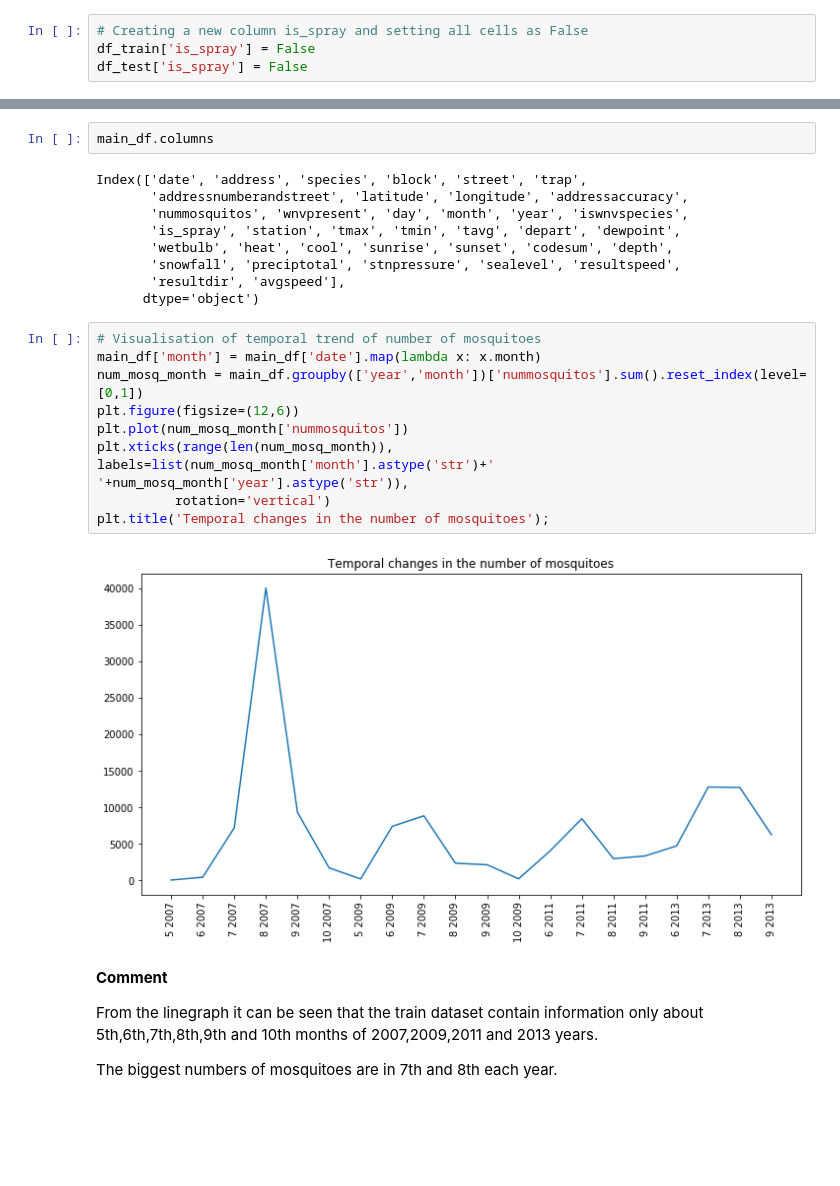
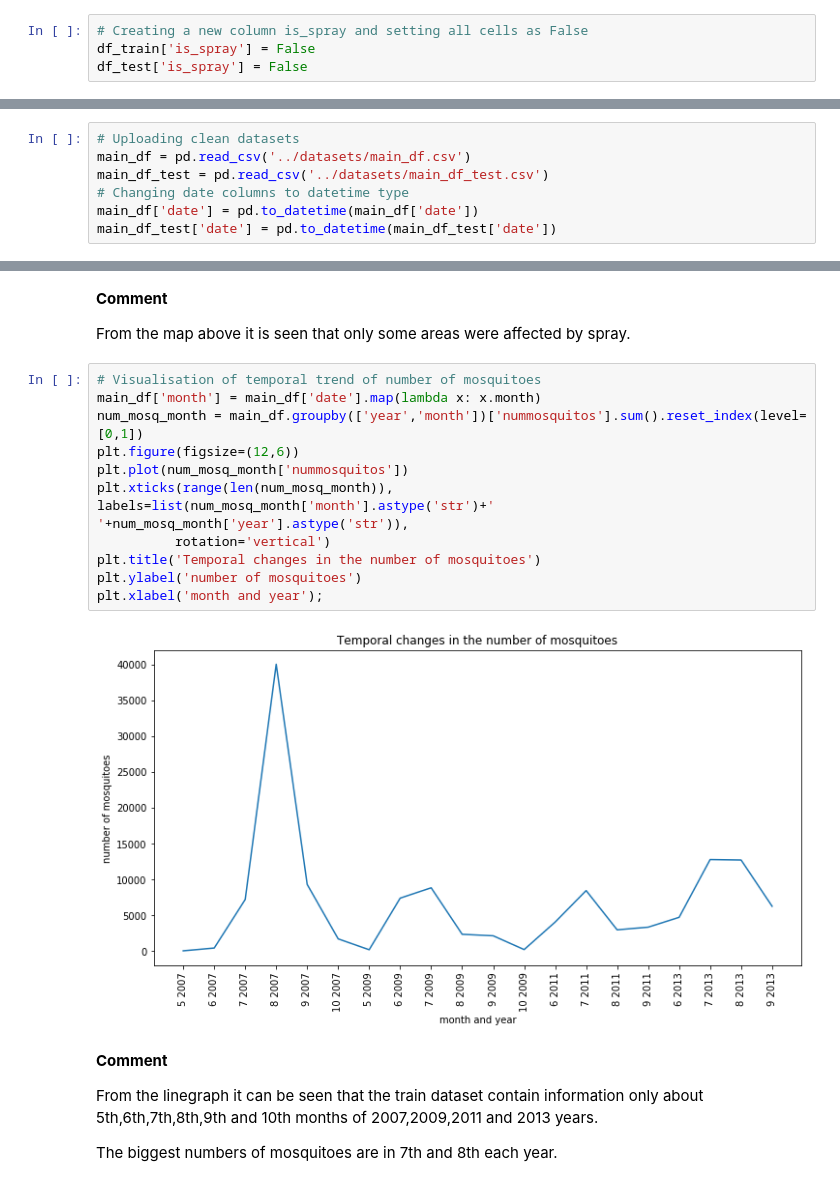
Before and after one commit to DSI-14-P4-BARJ/Project_4_West_Nile_Virus_Prediction, a Jupyter notebook: code/Project_4_West_Nile_Virus_Prediction.ipynb, the cells around one changed output, grey strips where cells are left out. Saved outputs shown, nothing was run; the diff lists cells and outputs as text; blank space fills up the shorter version.

```diff
--- a/code/Project_4_West_Nile_Virus_Prediction.ipynb
+++ b/code/Project_4_West_Nile_Virus_Prediction.ipynb
@@ -915,0 +893,7 @@ dtype: int64
+# %%
+# Uploading clean datasets
+main_df = pd.read_csv('../datasets/main_df.csv')
+main_df_test = pd.read_csv('../datasets/main_df_test.csv')
+# Changing date columns to datetime type
+main_df['date'] = pd.to_datetime(main_df['date'])
+main_df_test['date'] = pd.to_datetime(main_df_test['date'])
@@ -931,29 +918,24 @@ plt.legend()
 plt.show();
 # %% [output]
 [figure]
-# %%
-main_df.columns
-# %% [output]
-Index(['date', 'address', 'species', 'block', 'street', 'trap',
-       'addressnumberandstreet', 'latitude', 'longitude', 'addressaccuracy',
-       'nummosquitos', 'wnvpresent', 'day', 'month', 'year', 'iswnvspecies',
-       'is_spray', 'station', 'tmax', 'tmin', 'tavg', 'depart', 'dewpoint',
-       'wetbulb', 'heat', 'cool', 'sunrise', 'sunset', 'codesum', 'depth',
-       'snowfall', 'preciptotal', 'stnpressure', 'sealevel', 'resultspeed',
-       'resultdir', 'avgspeed'],
-      dtype='object')
+# %% [markdown]
+**Comment**
+
+From the map above it is seen that only some areas were affected by spray.
 # %%
 # Visualisation of temporal trend of number of mosquitoes
 main_df['month'] = main_df['date'].map(lambda x: x.month)
 num_mosq_month = main_df.groupby(['year','month'])['nummosquitos'].sum().reset_index(level=[0,1])
 plt.figure(figsize=(12,6))
 plt.plot(num_mosq_month['nummosquitos'])
 plt.xticks(range(len(num_mosq_month)),
 labels=list(num_mosq_month['month'].astype('str')+' '+num_mosq_month['year'].astype('str')),
           rotation='vertical')
-plt.title('Temporal changes in the number of mosquitoes');
+plt.title('Temporal changes in the number of mosquitoes')
+plt.ylabel('number of mosquitoes')
+plt.xlabel('month and year');
 # %% [output]
-[figure, old version]
+[figure, new version]
 # %% [markdown]
 **Comment**
 
```
Also changed, not shown: parts of 87 cells of this notebook, 3 other files.
